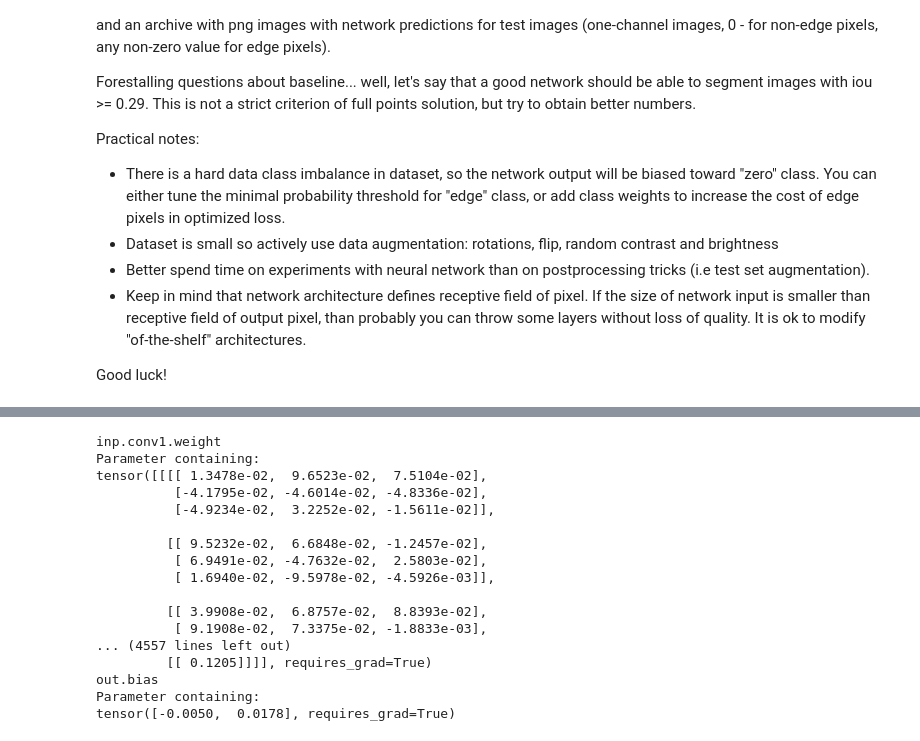
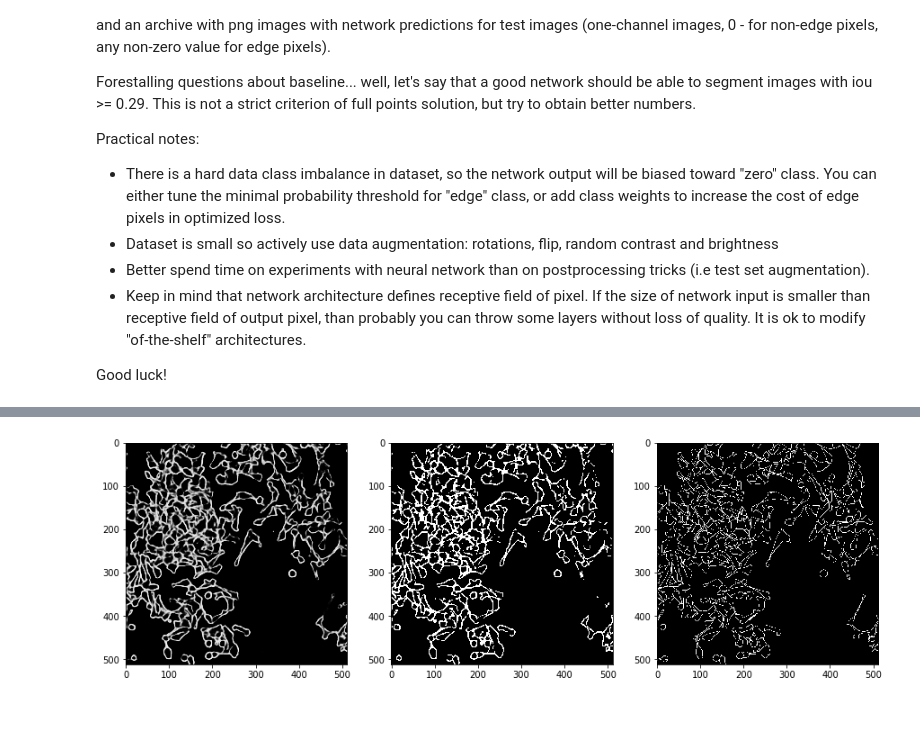
Before and after one commit to liviniuk/dl-course-skoltech, a Jupyter notebook: HW3/homework03_part1_both.ipynb, the cells around one changed output, grey strips where cells are left out. Drawn from its saved outputs; the diff is of its cells as text; code cells hidden in the pictures; blank space fills up the shorter version.

```diff
--- a/HW3/homework03_part1_both.ipynb
+++ b/HW3/homework03_part1_both.ipynb
@@ -336,24 +410,0 @@ Epoch 0/0
-# %%
-for name, param in net.named_parameters():
-    if param.requires_grad:
-        print(name)
-#         print(torch.isnan(param).any())
-        print(param)
-# %% [output]
-inp.conv1.weight
-Parameter containing:
-tensor([[[[ 1.3478e-02,  9.6523e-02,  7.5104e-02],
-          [-4.1795e-02, -4.6014e-02, -4.8336e-02],
-          [-4.9234e-02,  3.2252e-02, -1.5611e-02]],
-
-         [[ 9.5232e-02,  6.6848e-02, -1.2457e-02],
-          [ 6.9491e-02, -4.7632e-02,  2.5803e-02],
-          [ 1.6940e-02, -9.5978e-02, -4.5926e-03]],
-
-         [[ 3.9908e-02,  6.8757e-02,  8.8393e-02],
-          [ 9.1908e-02,  7.3375e-02, -1.8833e-03],
-... (4557 lines left out)
-         [[ 0.1205]]]], requires_grad=True)
-out.bias
-Parameter containing:
-tensor([-0.0050,  0.0178], requires_grad=True)
@@ -365,0 +411,5 @@ for name, param in net.named_parameters():
+# %%
+# Network output after training
+maskshow(3)
+# %% [output]
+[figure, added]
```
Also changed, not shown: parts of 14 cells of this notebook.
